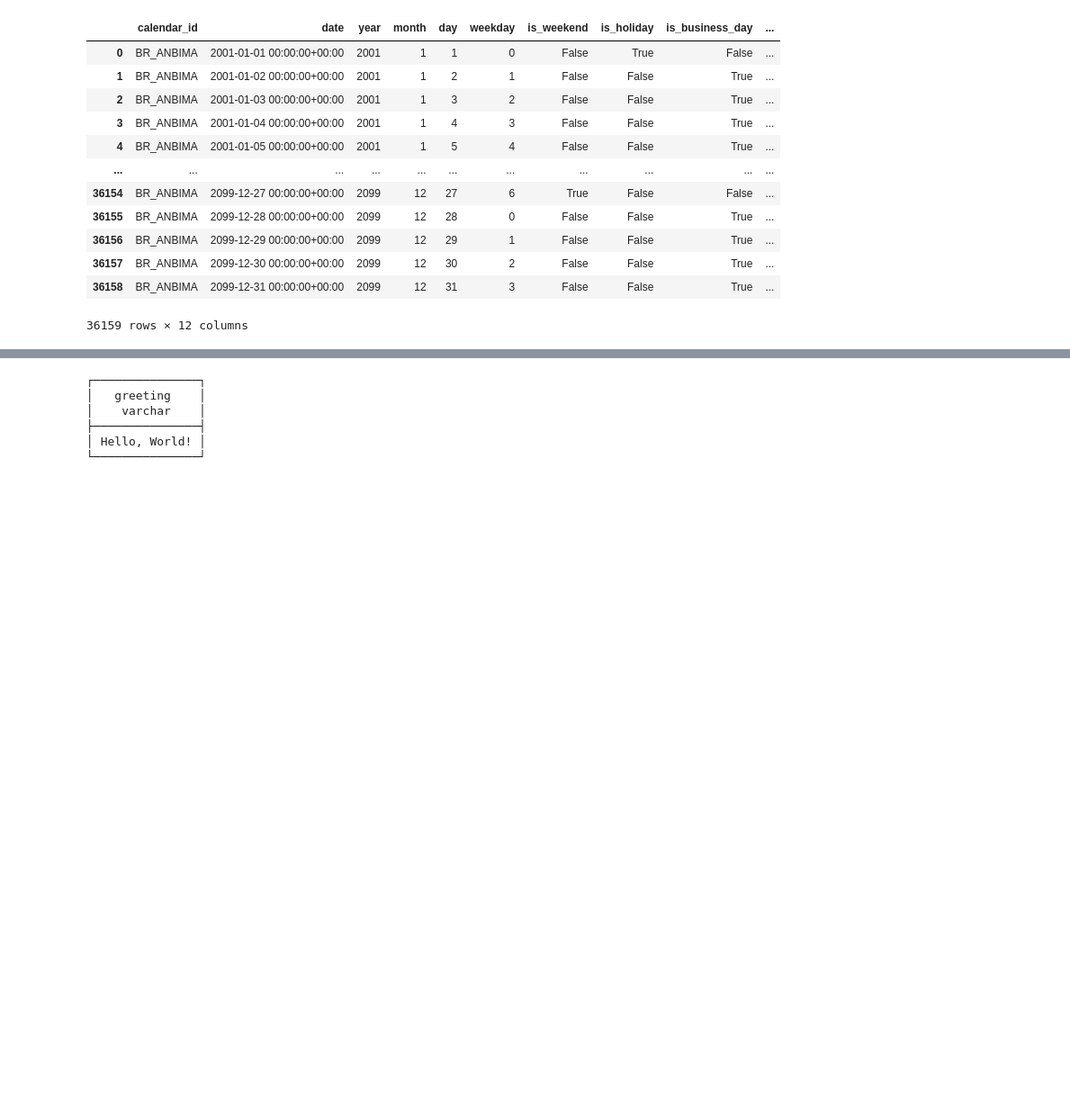
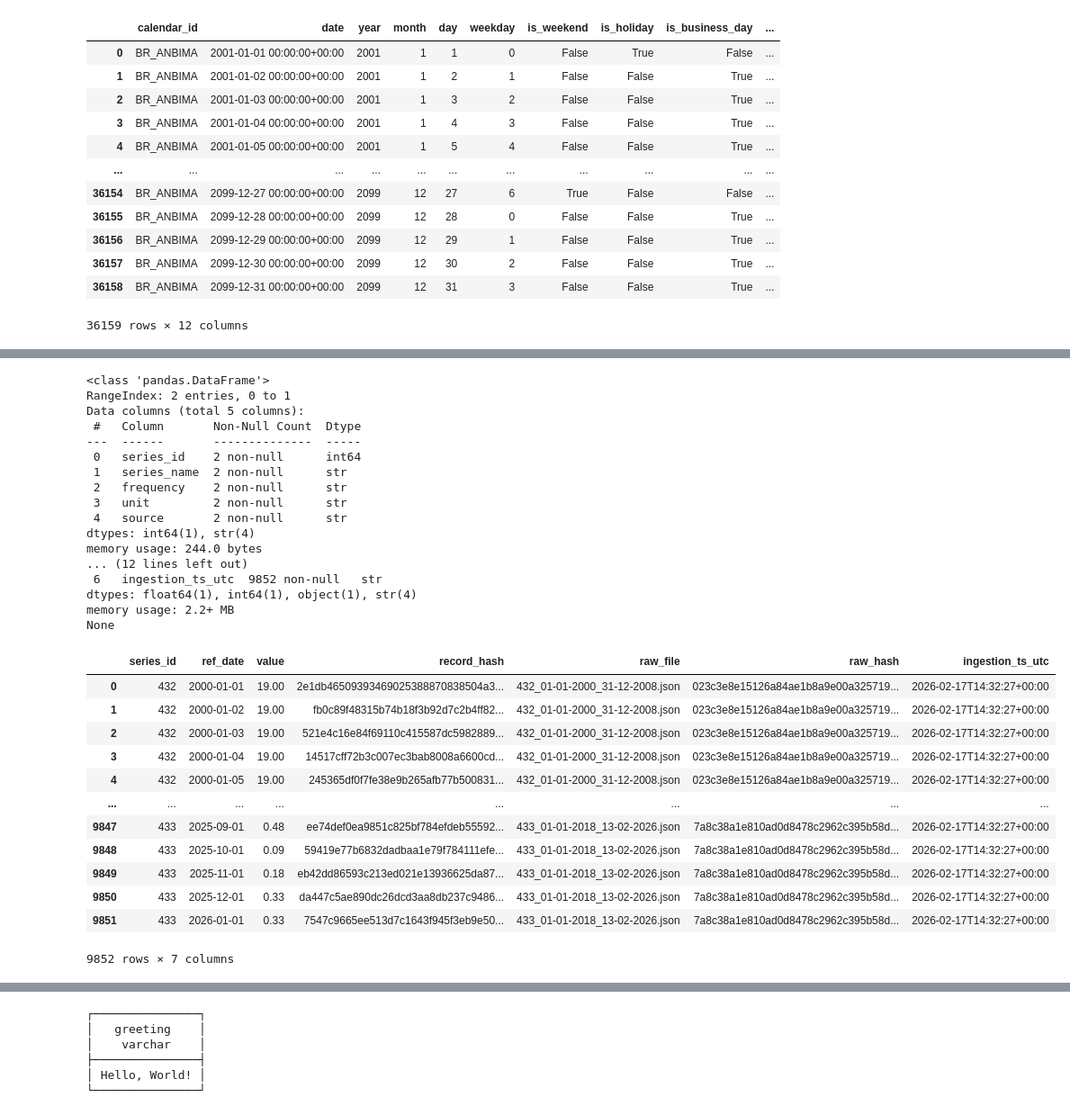
Before and after one commit to JuanRocha01/ML-ETTJ26, a Jupyter notebook: study/refined.ipynb, the cells around one changed output, grey strips where cells are left out. Shown at 90% size. Drawn from its saved outputs; the diff is of its cells as text; code cells hidden in the pictures; blank space fills up the shorter version.

```diff
--- a/study/refined.ipynb
+++ b/study/refined.ipynb
@@ -65,0 +94,38 @@ df
+# %%
+df_sgs_meta = pd.read_parquet(Path(r"C:\Users\Dell\OneDrive\Documentos\GitHub\ML-ETTJ26\data\02_trusted\bcb\sgs\series_meta.parquet"))
+df_sgs_points = pd.read_parquet(Path(r"C:\Users\Dell\OneDrive\Documentos\GitHub\ML-ETTJ26\data\02_trusted\bcb\sgs\points.parquet"))
+
+print(df_sgs_meta.info())
+print(df_sgs_points.info())
+df_sgs_points
+# %% [output]
+<class 'pandas.DataFrame'>
+RangeIndex: 2 entries, 0 to 1
+Data columns (total 5 columns):
+ #   Column       Non-Null Count  Dtype
+---  ------       --------------  -----
+ 0   series_id    2 non-null      int64
+ 1   series_name  2 non-null      str
+ 2   frequency    2 non-null      str
+ 3   unit         2 non-null      str
+ 4   source       2 non-null      str
+dtypes: int64(1), str(4)
+memory usage: 244.0 bytes
+... (12 lines left out)
+ 6   ingestion_ts_utc  9852 non-null   str
+dtypes: float64(1), int64(1), object(1), str(4)
+memory usage: 2.2+ MB
+None
+|  | series_id | ref_date | value | record_hash | raw_file | raw_hash | ingestion_ts_utc |
+| 0 | 432 | 2000-01-01 | 19.00 | 2e1db46509393469025388870838504a3... | 432_01-01-2000_31-12-2008.json | 023c3e8e15126a84ae1b8a9e00a325719... | 2026-02-17T14:32:27+00:00 |
+| 1 | 432 | 2000-01-02 | 19.00 | fb0c89f48315b74b18f3b92d7c2b4ff82... | 432_01-01-2000_31-12-2008.json | 023c3e8e15126a84ae1b8a9e00a325719... | 2026-02-17T14:32:27+00:00 |
+| 2 | 432 | 2000-01-03 | 19.00 | 521e4c16e84f69110c415587dc5982889... | 432_01-01-2000_31-12-2008.json | 023c3e8e15126a84ae1b8a9e00a325719... | 2026-02-17T14:32:27+00:00 |
+| 3 | 432 | 2000-01-04 | 19.00 | 14517cff72b3c007ec3bab8008a6600cd... | 432_01-01-2000_31-12-2008.json | 023c3e8e15126a84ae1b8a9e00a325719... | 2026-02-17T14:32:27+00:00 |
+| 4 | 432 | 2000-01-05 | 19.00 | 245365df0f7fe38e9b265afb77b500831... | 432_01-01-2000_31-12-2008.json | 023c3e8e15126a84ae1b8a9e00a325719... | 2026-02-17T14:32:27+00:00 |
+| ... | ... | ... | ... | ... | ... | ... | ... |
+| 9847 | 433 | 2025-09-01 | 0.48 | ee74def0ea9851c825bf784efdeb55592... | 433_01-01-2018_13-02-2026.json | 7a8c38a1e810ad0d8478c2962c395b58d... | 2026-02-17T14:32:27+00:00 |
+| 9848 | 433 | 2025-10-01 | 0.09 | 59419e77b6832dadbaa1e79f784111efe... | 433_01-01-2018_13-02-2026.json | 7a8c38a1e810ad0d8478c2962c395b58d... | 2026-02-17T14:32:27+00:00 |
+| 9849 | 433 | 2025-11-01 | 0.18 | eb42dd86593c213ed021e13936625da87... | 433_01-01-2018_13-02-2026.json | 7a8c38a1e810ad0d8478c2962c395b58d... | 2026-02-17T14:32:27+00:00 |
+| 9850 | 433 | 2025-12-01 | 0.33 | da447c5ae890dc26dcd3aa8db237c9486... | 433_01-01-2018_13-02-2026.json | 7a8c38a1e810ad0d8478c2962c395b58d... | 2026-02-17T14:32:27+00:00 |
+| 9851 | 433 | 2026-01-01 | 0.33 | 7547c9665ee513d7c1643f945f3eb9e50... | 433_01-01-2018_13-02-2026.json | 7a8c38a1e810ad0d8478c2962c395b58d... | 2026-02-17T14:32:27+00:00 |
+9852 rows × 7 columns
```
Also changed, not shown: parts of 5 cells of this notebook, 6 other files.
